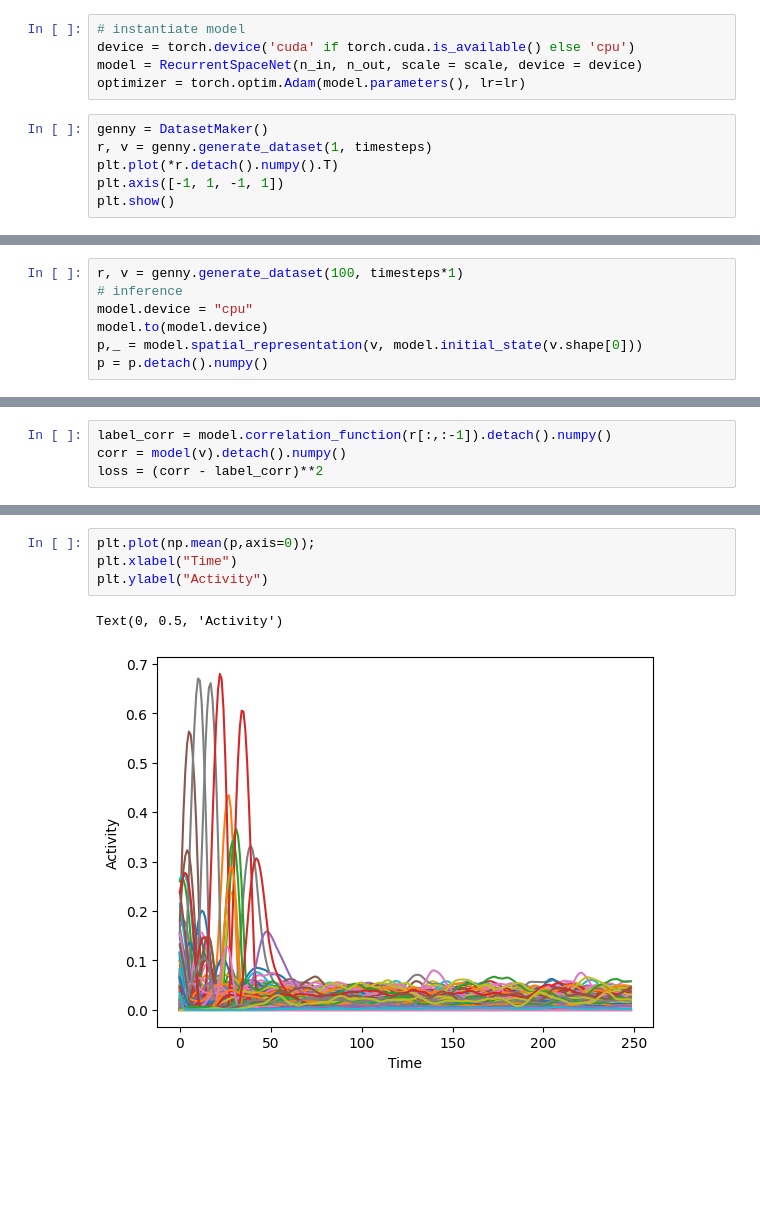
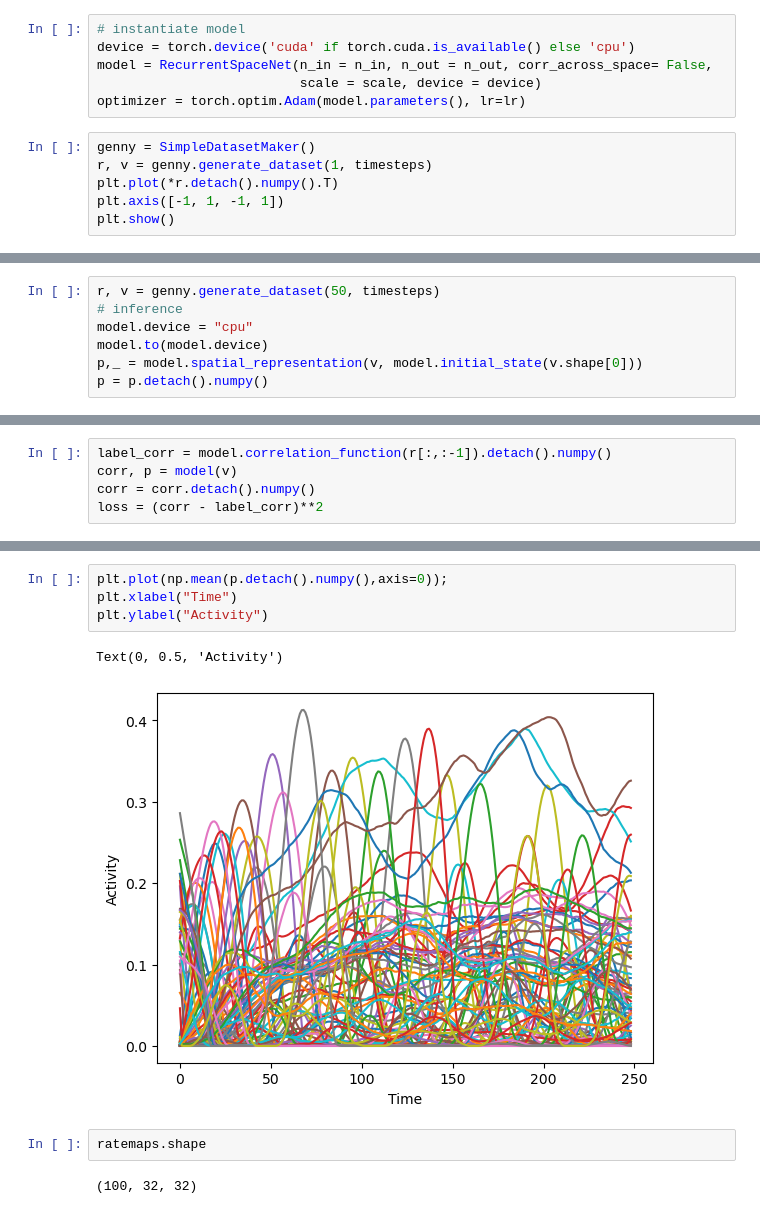
Before and after one commit to bioAI-Oslo/ConjunctiveRepresentations, a Jupyter notebook: train_correlation_RNN.ipynb, the cells around one changed output, grey strips where cells are left out. Drawn from its saved outputs; the diff is of its cells as text; blank space fills up the shorter version.

```diff
--- a/train_correlation_RNN.ipynb
+++ b/train_correlation_RNN.ipynb
@@ -50,10 +22,11 @@ lr = 1e-4 # learning rate
 # %%
 # instantiate model
 device = torch.device('cuda' if torch.cuda.is_available() else 'cpu')
-model = RecurrentSpaceNet(n_in, n_out, scale = scale, device = device)
+model = RecurrentSpaceNet(n_in = n_in, n_out = n_out, corr_across_space= False,
+                          scale = scale, device = device)
 optimizer = torch.optim.Adam(model.parameters(), lr=lr)
 # %%
-genny = DatasetMaker()
+genny = SimpleDatasetMaker()
 r, v = genny.generate_dataset(1, timesteps)
 plt.plot(*r.detach().numpy().T)
 plt.axis([-1, 1, -1, 1])
@@ -80,5 +55,5 @@ Text(0, 0.5, 'Train Loss')
 # %%
-r, v = genny.generate_dataset(100, timesteps*1)
+r, v = genny.generate_dataset(50, timesteps)
 # inference
 model.device = "cpu"
 model.to(model.device)
@@ -105,5 +80,6 @@ for i in range(n_show**2):
 # %%
 label_corr = model.correlation_function(r[:,:-1]).detach().numpy()
-corr = model(v).detach().numpy()
+corr, p = model(v)
+corr = corr.detach().numpy()
 loss = (corr - label_corr)**2
 # %%
@@ -124,7 +100,11 @@ plt.tight_layout()
 # %%
-plt.plot(np.mean(p,axis=0));
+plt.plot(np.mean(p.detach().numpy(),axis=0));
 plt.xlabel("Time")
 plt.ylabel("Activity")
 # %% [output]
 Text(0, 0.5, 'Activity')
-[figure, old version]
+[figure, new version]
+# %%
+ratemaps.shape
+# %% [output]
+(100, 32, 32)
```
Also changed, not shown: parts of 11 cells of this notebook, 9 other files.
